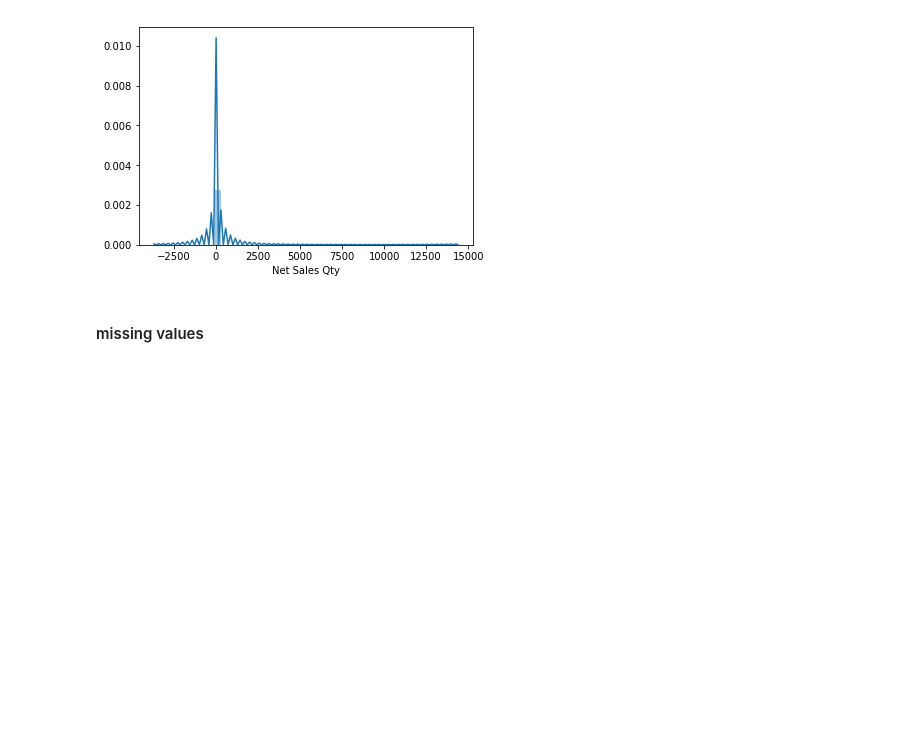
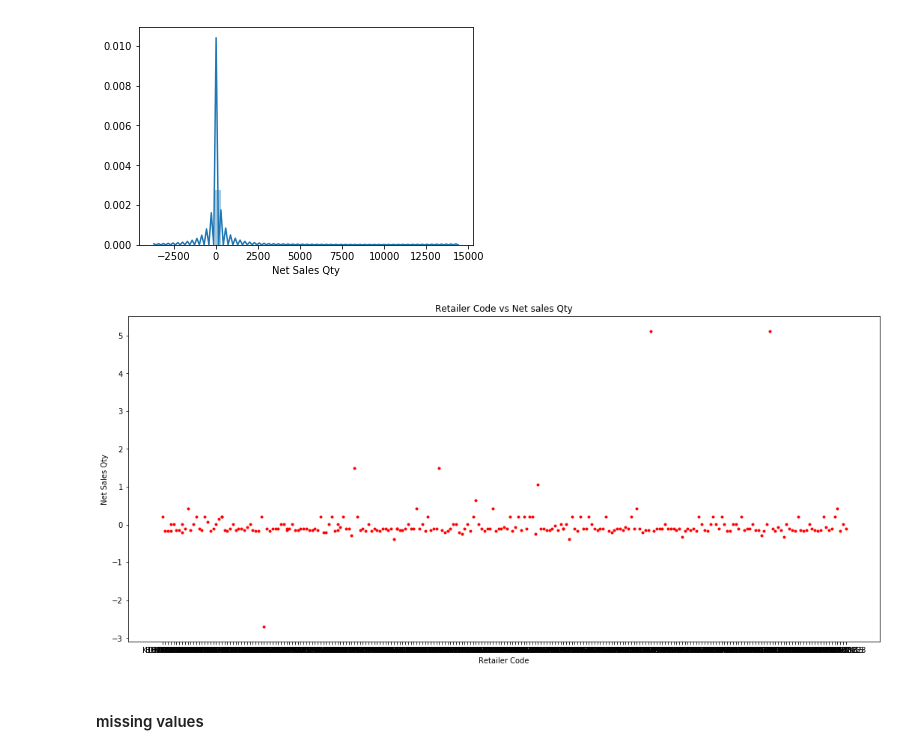
Before and after one commit to Rasika666/RACP-2018, a Jupyter notebook: project/Descriptive Analysis.ipynb, the cells around one changed output. Cells and saved outputs as stored; diff of their text form; code cells hidden in the pictures; blank space fills up the shorter version.

Commit message:
sales vs qyt

```diff
--- a/project/Descriptive Analysis.ipynb
+++ b/project/Descriptive Analysis.ipynb
@@ -179,6 +179,15 @@ sns.distplot(sales['Net Sales Qty'])
 # %% [output]
 <matplotlib.axes._subplots.AxesSubplot at 0x...>
 [figure]
+# %%
+sampleSales = sales.sample(n=250)
+plt.plot(sampleSales['Retailer Code'], sampleSales['Net Sales Qty'],'r.')
+plt.title("Retailer Code vs Net sales Qty")
+plt.xlabel('Retailer Code')
+plt.ylabel('Net Sales Qty')
+plt.gcf().set_size_inches(18, 8)
+# %% [output]
+[figure, added]
 # %% [markdown]
 ####  missing values
 # %%
```
